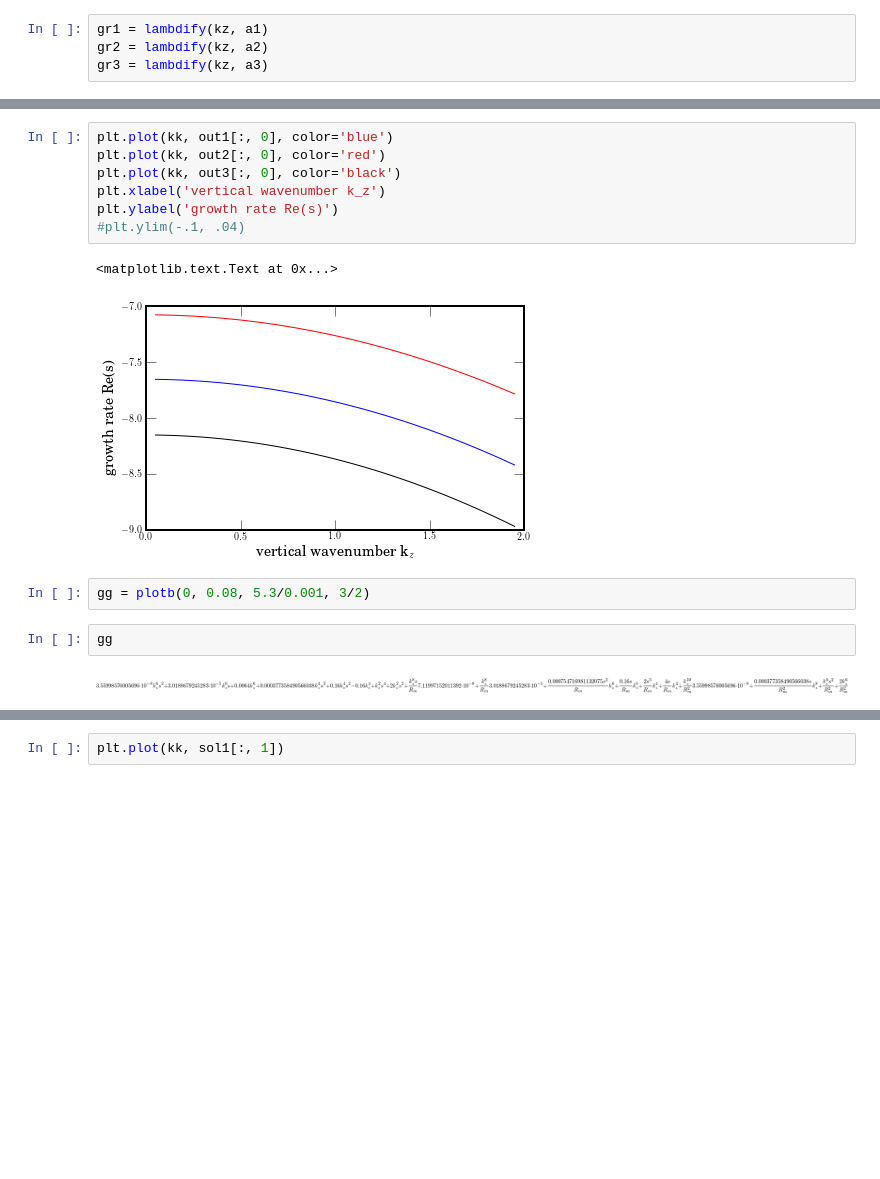
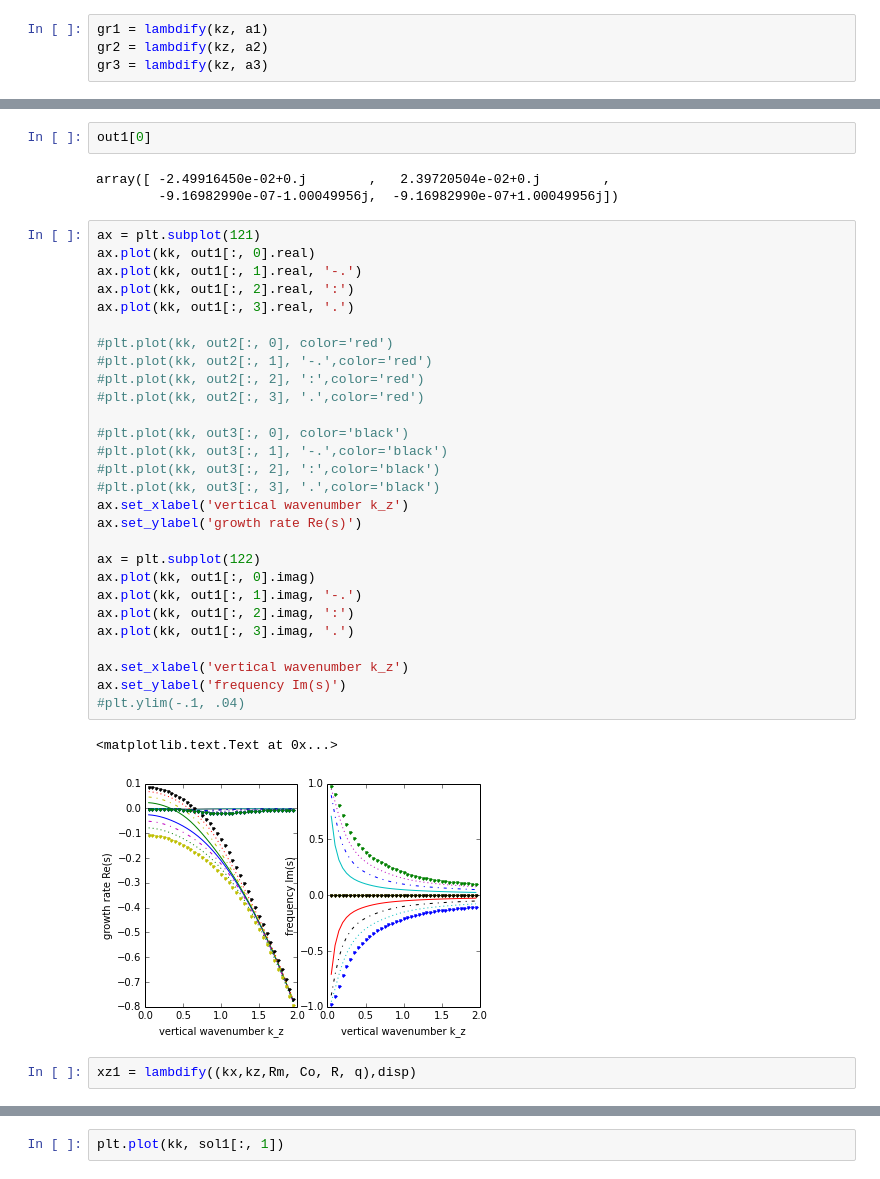
Before and after one commit to jsoishi/weakly_nonlinear_mri, a Jupyter notebook: python/Umurhan+ Dispersion Relation.ipynb, the cells around one changed output, grey strips where cells are left out. Drawn from its saved outputs; the diff is of its cells as text; blank space fills up the shorter version.

Commit message:
updated notebooks. Umurhan+ now has plots of the four modes for pairs of (kx,kz) to understand what we should expect in the Chebyshev solve at a given kz

```diff
--- a/python/Umurhan+ Dispersion Relation.ipynb
+++ b/python/Umurhan+ Dispersion Relation.ipynb
@@ -164,16 +168,38 @@ for i in xrange(len(kk)):
-# %%
-plt.plot(kk, out1[:, 0], color='blue')
-plt.plot(kk, out2[:, 0], color='red')
-plt.plot(kk, out3[:, 0], color='black')
-plt.xlabel('vertical wavenumber k_z')
-plt.ylabel('growth rate Re(s)')
-#plt.ylim(-.1, .04)
-# %% [output]
-<matplotlib.text.Text at 0x...>
-[figure, removed]
-# %%
-gg = plotb(0, 0.08, 5.3/0.001, 3/2)
-# %%
-gg
-# %% [output]
-[figure, removed]
+# %%
+out1[0]
+# %% [output]
+array([ -2.49916450e-02+0.j        ,   2.39720504e-02+0.j        ,
+        -9.16982990e-07-1.00049956j,  -9.16982990e-07+1.00049956j])
+# %%
+ax = plt.subplot(121)
+ax.plot(kk, out1[:, 0].real)
+ax.plot(kk, out1[:, 1].real, '-.')
+ax.plot(kk, out1[:, 2].real, ':')
+ax.plot(kk, out1[:, 3].real, '.')
+
+#plt.plot(kk, out2[:, 0], color='red')
+#plt.plot(kk, out2[:, 1], '-.',color='red')
+#plt.plot(kk, out2[:, 2], ':',color='red')
+#plt.plot(kk, out2[:, 3], '.',color='red')
+
+#plt.plot(kk, out3[:, 0], color='black')
+#plt.plot(kk, out3[:, 1], '-.',color='black')
+#plt.plot(kk, out3[:, 2], ':',color='black')
+#plt.plot(kk, out3[:, 3], '.',color='black')
+ax.set_xlabel('vertical wavenumber k_z')
+ax.set_ylabel('growth rate Re(s)')
+
+ax = plt.subplot(122)
+ax.plot(kk, out1[:, 0].imag)
+ax.plot(kk, out1[:, 1].imag, '-.')
+ax.plot(kk, out1[:, 2].imag, ':')
+ax.plot(kk, out1[:, 3].imag, '.')
+
+ax.set_xlabel('vertical wavenumber k_z')
+ax.set_ylabel('frequency Im(s)')
+#plt.ylim(-.1, .04)
+# %% [output]
+<matplotlib.text.Text at 0x...>
+[figure, added]
+# %%
+xz1 = lambdify((kx,kz,Rm, Co, R, q),disp)
```
Also changed, not shown: parts of 17 cells of this notebook, 1 other file.
